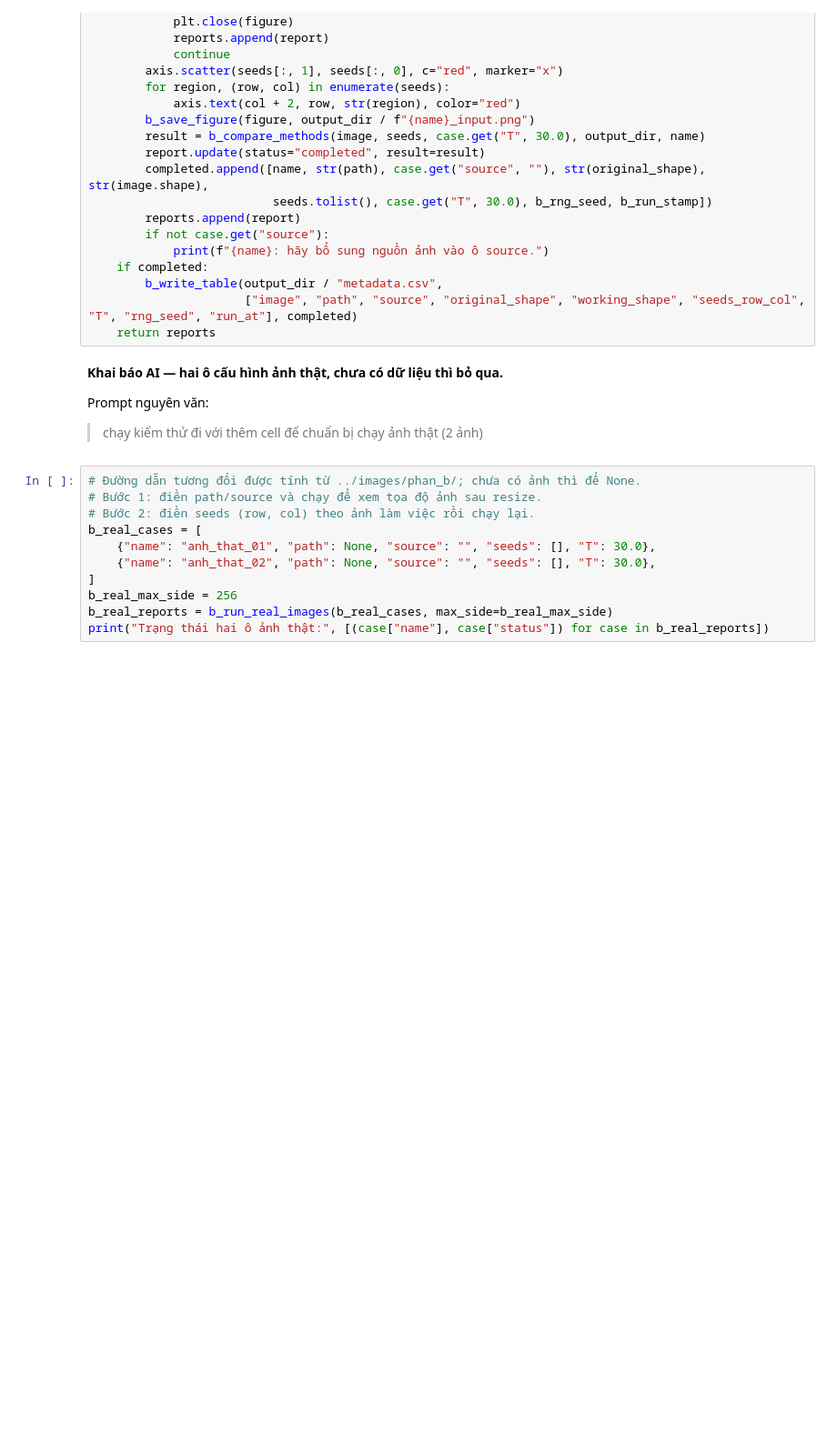
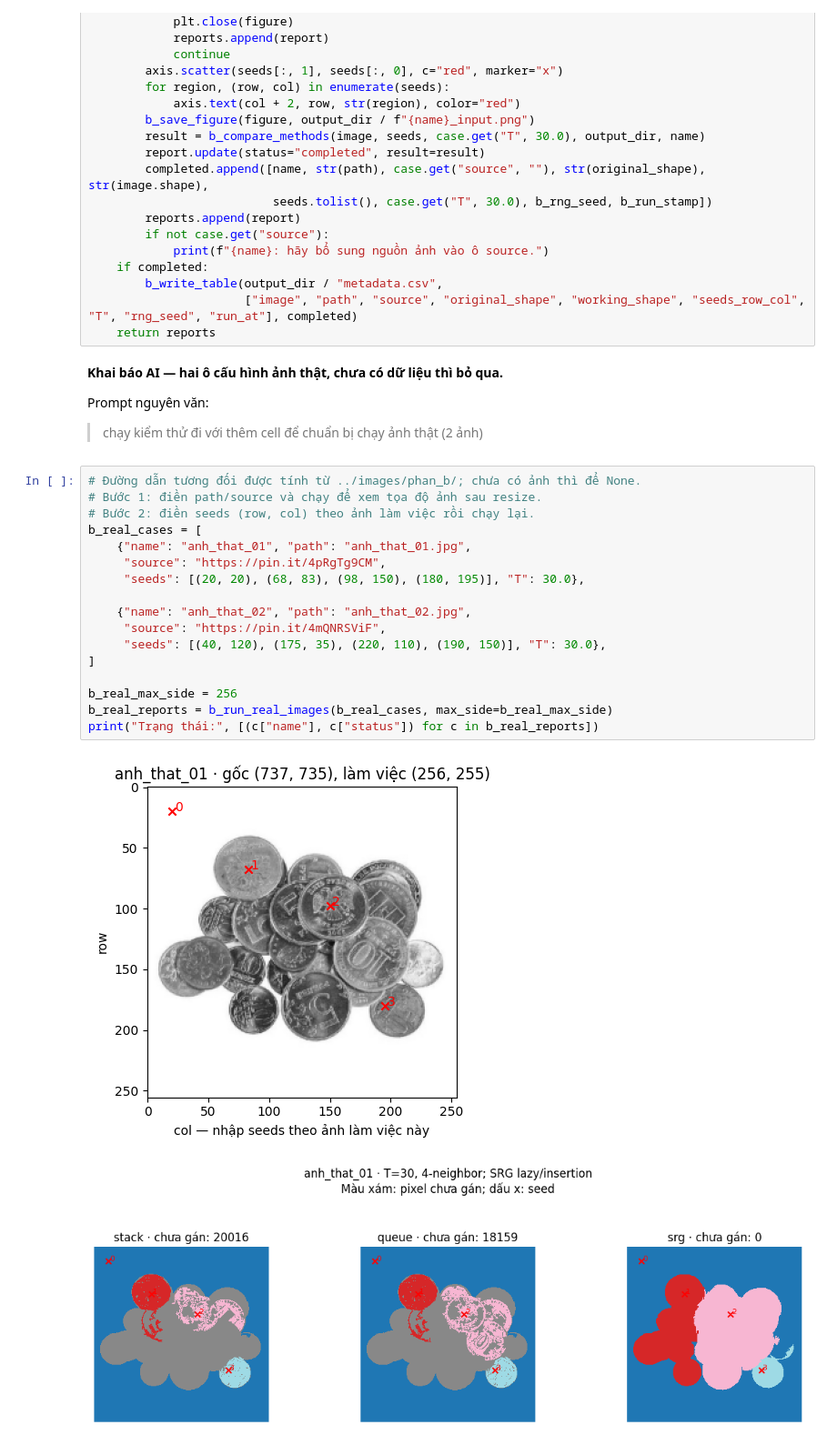
Before and after one commit to t-minhquan/Computer-Vision_Lab2, a Jupyter notebook: notebooks/phan_b_phan_vung_anh.ipynb, the cells around one changed output. Shown at 91% size. Drawn from its saved outputs; the diff is of its cells as text; blank space fills up the shorter version.

```diff
--- a/notebooks/phan_b_phan_vung_anh.ipynb
+++ b/notebooks/phan_b_phan_vung_anh.ipynb
@@ -1078,12 +1216,20 @@ Prompt nguyên văn:
 # %%
 # Đường dẫn tương đối được tính từ ../images/phan_b/; chưa có ảnh thì để None.
 # Bước 1: điền path/source và chạy để xem tọa độ ảnh sau resize.
 # Bước 2: điền seeds (row, col) theo ảnh làm việc rồi chạy lại.
 b_real_cases = [
-    {"name": "anh_that_01", "path": None, "source": "", "seeds": [], "T": 30.0},
-    {"name": "anh_that_02", "path": None, "source": "", "seeds": [], "T": 30.0},
+    {"name": "anh_that_01", "path": "anh_that_01.jpg",
+     "source": "https://pin.it/4pRgTg9CM",
+     "seeds": [(20, 20), (68, 83), (98, 150), (180, 195)], "T": 30.0},
+
+    {"name": "anh_that_02", "path": "anh_that_02.jpg",
+     "source": "https://pin.it/4mQNRSViF",
+     "seeds": [(40, 120), (175, 35), (220, 110), (190, 150)], "T": 30.0},
 ]
+
 b_real_max_side = 256
 b_real_reports = b_run_real_images(b_real_cases, max_side=b_real_max_side)
-print("Trạng thái hai ô ảnh thật:", [(case["name"], case["status"]) for case in b_real_reports])
+print("Trạng thái:", [(c["name"], c["status"]) for c in b_real_reports])
 # %% [output]
+[figure, added]
+[figure, added]
```
Also changed, not shown: parts of 15 cells of this notebook, 30 other files.
